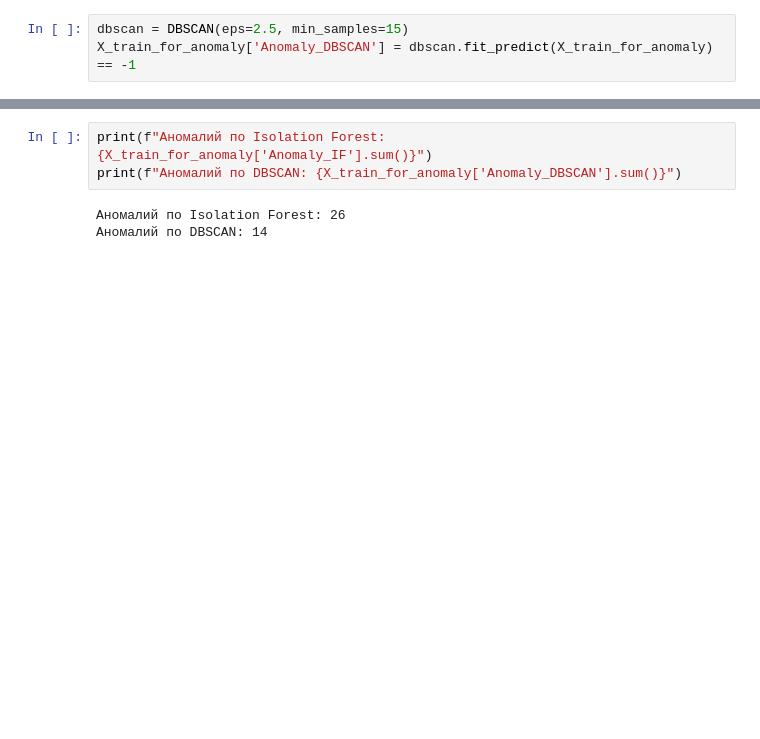
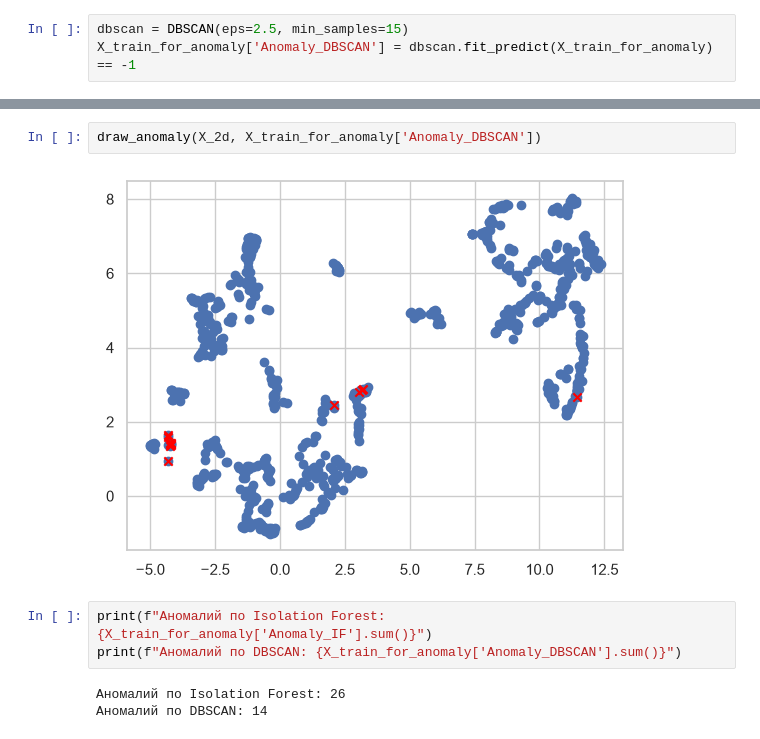
Before and after one commit to alexandrarengolt/HAIL_THE_KING, a Jupyter notebook: castle_walls.ipynb, the cells around one changed output, grey strips where cells are left out. Cells and saved outputs as stored; diff of their text form; blank space fills up the shorter version.

```diff
--- a/castle_walls.ipynb
+++ b/castle_walls.ipynb
@@ -577,3 +621,7 @@ X_train_for_anomaly['Anomaly_DBSCAN'] = dbscan.fit_predict(X_train_for_anomaly)
+# %%
+draw_anomaly(X_2d, X_train_for_anomaly['Anomaly_DBSCAN'])
+# %% [output]
+[figure, added]
 # %%
 print(f"Аномалий по Isolation Forest: {X_train_for_anomaly['Anomaly_IF'].sum()}")
 print(f"Аномалий по DBSCAN: {X_train_for_anomaly['Anomaly_DBSCAN'].sum()}")
```
Also changed, not shown: parts of 9 cells of this notebook.
